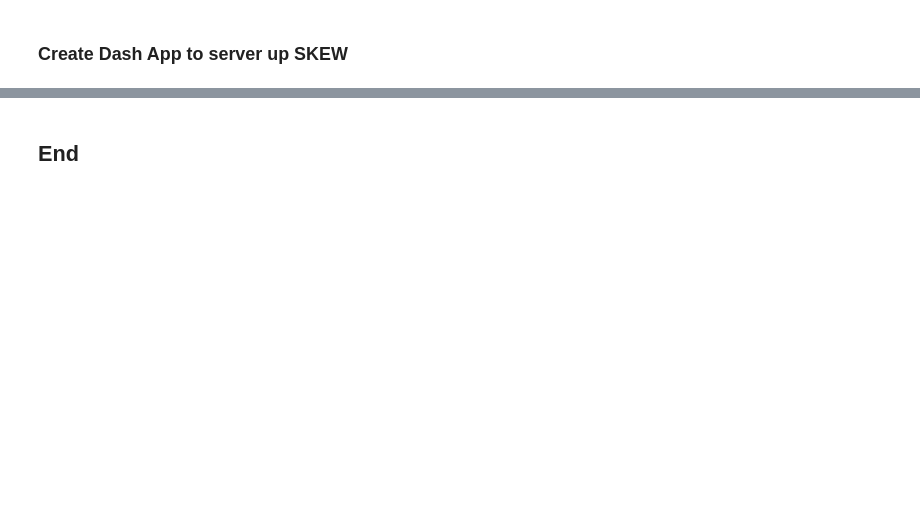
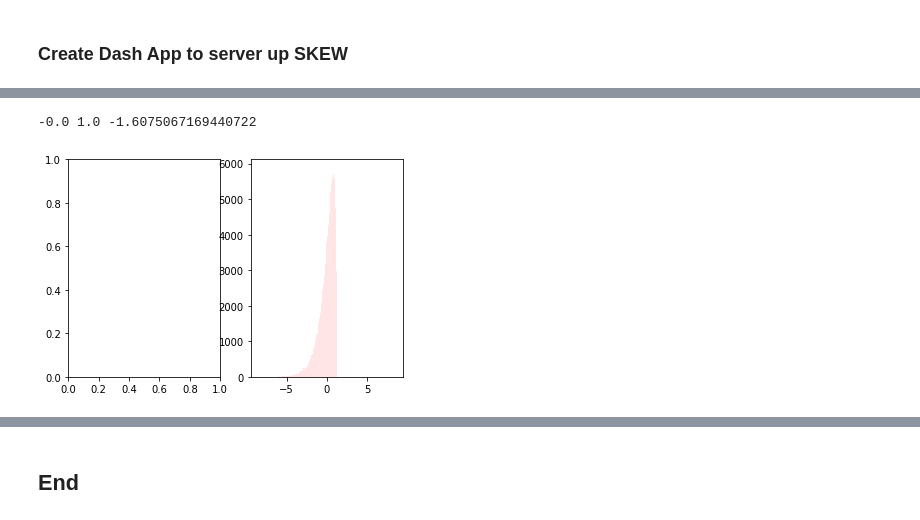
Before and after one commit to bgithub1/volgrid, a Jupyter notebook: volgrid/cboe_skew_analysis.ipynb, the cells around one changed output, grey strips where cells are left out. Drawn from its saved outputs; the diff is of its cells as text; code cells hidden in the pictures; blank space fills up the shorter version.

```diff
--- a/volgrid/cboe_skew_analysis.ipynb
+++ b/volgrid/cboe_skew_analysis.ipynb
@@ -140,6 +140,16 @@ def get_CL_expiry(symbol):
         year = year - 1
     return datetime.datetime(year,month,26) - 7*bday_us
 
+def get_CB_expiry(symbol):
+    monthcode_yy = symbol[2:]
+    month = DICT_MONTH_CODE[monthcode_yy[0]]
+    year = 2000 + int(monthcode_yy[1:])
+    month = month - 1
+    if month<1:
+        month = 12 + month
+        year = year - 1
+    return datetime.datetime(year,month,1) - 4*bday_us
+
 def get_NG_expiry(symbol):
     monthcode_yy = symbol[2:]
     month = DICT_MONTH_CODE[monthcode_yy[0]]
@@ -150,6 +160,7 @@ DICT_PRODUCT = {
     'E6':get_E6_expiry,
     'ES':get_ES_expiry,
     'CL':get_CL_expiry,
+    'CB':get_CB_expiry,
     'NG':get_NG_expiry,
 }
 
@@ -184,5 +210,5 @@ pga = pg.PgPandas(dburl='127.0.0.1',username='',password='',databasename='sec_db
 # %%
-syms = ['NG'+m+yy for m in 'FGHJKMNQUVXZ' for yy in ['15','16','17','18','19']]
+syms = ['CB'+m+yy for m in 'FGHJKMNQUVXZ' for yy in ['15','16','17','18','19']]
 for s in syms:
     ge = str(get_expiry(s))
     exp1 = int(ge[0:4])*100*100 + int(ge[5:7])*100 + int(ge[8:10])
@@ -1027,0 +1367,25 @@ app.run_server(host=host,port=port)
+# %%
+from scipy.stats import gamma
+import matplotlib.pyplot as plt
+fig, ax = plt.subplots(1, 2)
+
+alpha = 1.5
+loc = 1
+beta = 1
+data = gamma.rvs(alpha, loc=loc, scale=beta, size=100000)
+m = np.mean(data)
+s = np.std(data)
+data = (data - m)/s
+# zflip = [z[i] for i in range(len(z),-1,-1)]
+plt.hist(data,50,density=True, color = 'red', alpha=0.1)
+# print(round(np.mean(data)),np.std(data),skew(data))
+d2 = [d*-1 for d in data]
+# plt.hist(d2,50,density=True, color = 'red', alpha=0.1)
+plt.hist(d2,100,color = 'red', alpha=0.1)
+m = np.mean(d2)
+s = np.std(d2)
+sk = np.mean([(d-m)**3/s for d in d2])
+print(round(np.mean(d2)),np.std(d2),sk)
+# %% [output]
+-0.0 1.0 -1.6075067169440722
+[figure, added]
```
Also changed, not shown: parts of 50 cells of this notebook, 1 other file.
